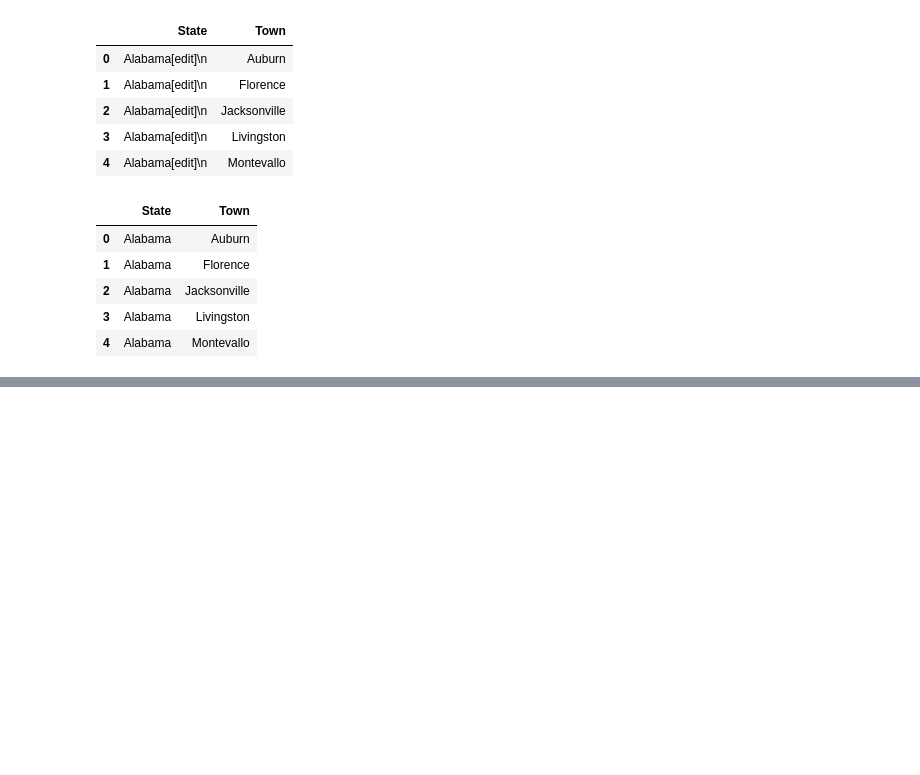
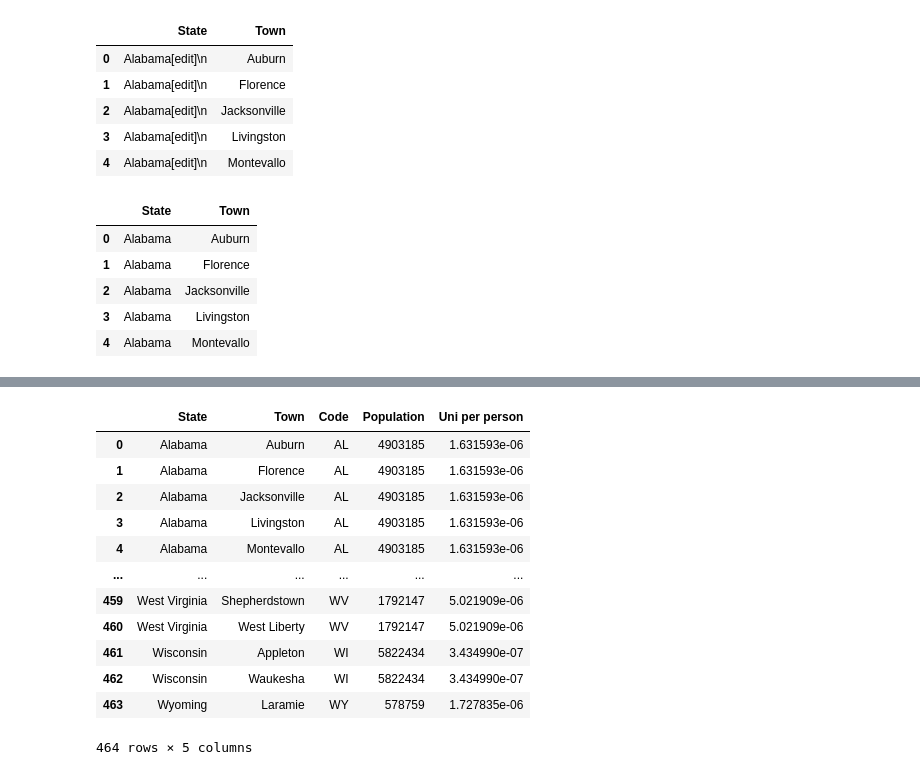
Before and after one commit to HbotondS/datamining_course, a Jupyter notebook: lab05-06/lab6.ipynb, the cells around one changed output, grey strips where cells are left out. Cells and saved outputs as stored; diff of their text form; code cells hidden in the pictures; blank space fills up the shorter version.

```diff
--- a/lab05-06/lab6.ipynb
+++ b/lab05-06/lab6.ipynb
@@ -102,0 +86,4 @@ plt.xticks(rotation=90)
+# %%
+df_codes = pd.read_csv('/content/drive/My Drive/Colab Notebooks/lab05-06/statecodes.csv', names=['State', 'Code'])
+df = df.merge(df_codes, on='State', how='left')
+df.head()
@@ -102,0 +97,5 @@ plt.xticks(rotation=90)
+# %%
+df_population = pd.read_csv('/content/drive/My Drive/Colab Notebooks/lab05-06/statepopulation.csv', names=['State', 'Population'])
+df = df.merge(df_population, on='State', how='left')
+df.Population = df.Population.str.split(',').str.join('').astype(int)
+df.head()
@@ -102,0 +109,20 @@ plt.xticks(rotation=90)
+# %%
+def uni_per_pers(item):
+  return (len(by_state.groups[item.State]) / item.Population)
+
+
+df['Uni per person'] = df.apply(uni_per_pers, axis=1)
+# %% [output]
+|  | State | Town | Code | Population | Uni per person |
+| 0 | Alabama | Auburn | AL | 4903185 | 1.631593e-06 |
+| 1 | Alabama | Florence | AL | 4903185 | 1.631593e-06 |
+| 2 | Alabama | Jacksonville | AL | 4903185 | 1.631593e-06 |
+| 3 | Alabama | Livingston | AL | 4903185 | 1.631593e-06 |
+| 4 | Alabama | Montevallo | AL | 4903185 | 1.631593e-06 |
+| ... | ... | ... | ... | ... | ... |
+| 459 | West Virginia | Shepherdstown | WV | 1792147 | 5.021909e-06 |
+| 460 | West Virginia | West Liberty | WV | 1792147 | 5.021909e-06 |
+| 461 | Wisconsin | Appleton | WI | 5822434 | 3.434990e-07 |
+| 462 | Wisconsin | Waukesha | WI | 5822434 | 3.434990e-07 |
+| 463 | Wyoming | Laramie | WY | 578759 | 1.727835e-06 |
+464 rows × 5 columns
```
Also changed, not shown: parts of 4 cells of this notebook, 3 other files.
